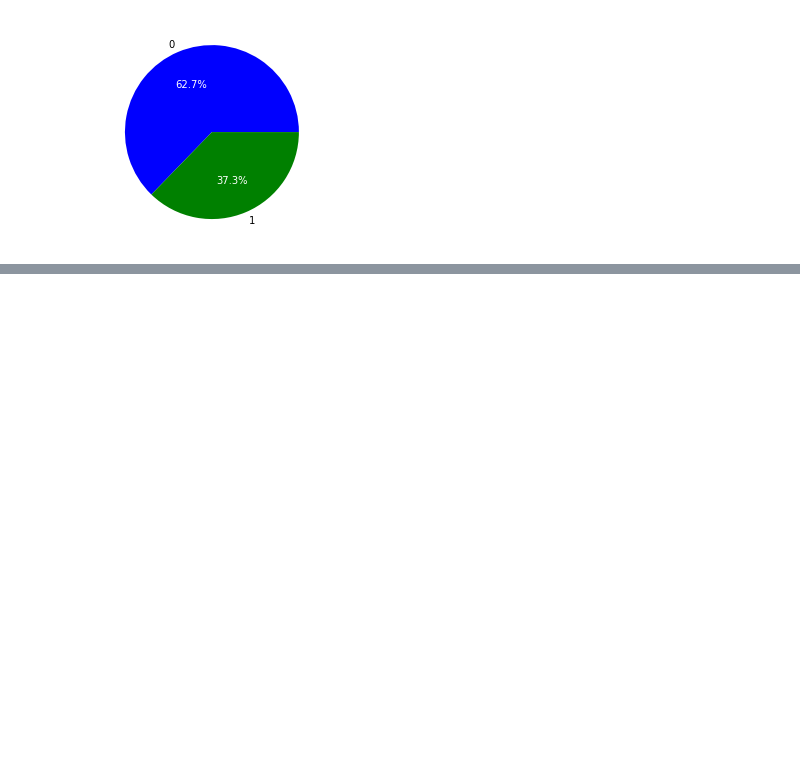
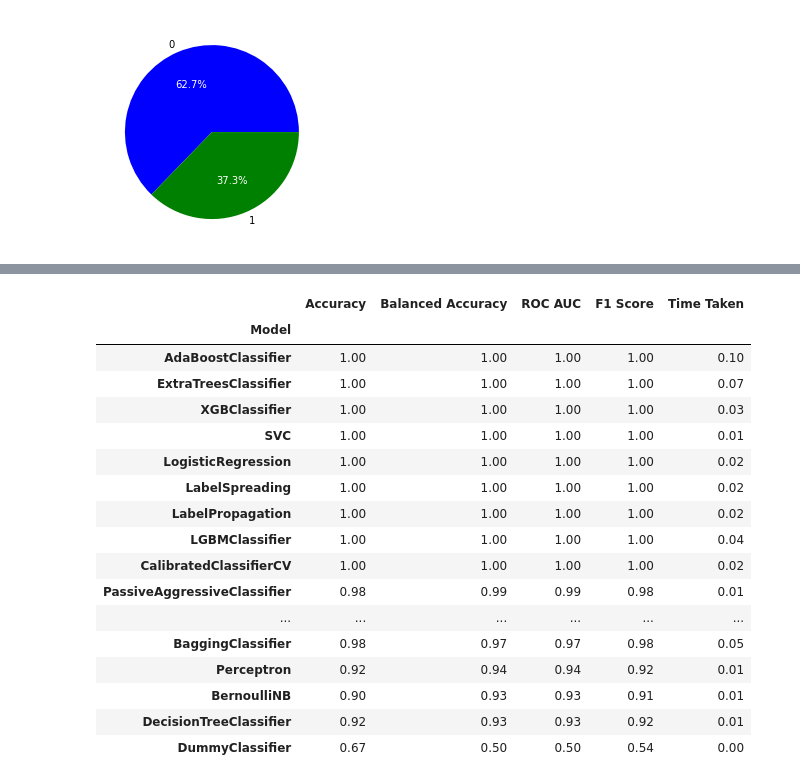
Before and after one commit to Popusa/cancer-cells-analysis-classification, a Jupyter notebook: cancer_data_analysis.ipynb, the cells around one changed output, grey strips where cells are left out. Saved outputs shown, nothing was run; the diff lists cells and outputs as text; code cells hidden in the pictures; blank space fills up the shorter version.

```diff
--- a/cancer_data_analysis.ipynb
+++ b/cancer_data_analysis.ipynb
@@ -163,0 +246,21 @@ for i in range(limiter):
+# %%
+predictions_test
+# %% [output]
+|  | Accuracy | Balanced Accuracy | ROC AUC | F1 Score | Time Taken |
+| Model |  |  |  |  |  |
+| AdaBoostClassifier | 1.00 | 1.00 | 1.00 | 1.00 | 0.10 |
+| ExtraTreesClassifier | 1.00 | 1.00 | 1.00 | 1.00 | 0.07 |
+| XGBClassifier | 1.00 | 1.00 | 1.00 | 1.00 | 0.03 |
+| SVC | 1.00 | 1.00 | 1.00 | 1.00 | 0.01 |
+| LogisticRegression | 1.00 | 1.00 | 1.00 | 1.00 | 0.02 |
+| LabelSpreading | 1.00 | 1.00 | 1.00 | 1.00 | 0.02 |
+| LabelPropagation | 1.00 | 1.00 | 1.00 | 1.00 | 0.02 |
+| LGBMClassifier | 1.00 | 1.00 | 1.00 | 1.00 | 0.04 |
+| CalibratedClassifierCV | 1.00 | 1.00 | 1.00 | 1.00 | 0.02 |
+| PassiveAggressiveClassifier | 0.98 | 0.99 | 0.99 | 0.98 | 0.01 |
+| ... | ... | ... | ... | ... | ... |
+| BaggingClassifier | 0.98 | 0.97 | 0.97 | 0.98 | 0.05 |
+| Perceptron | 0.92 | 0.94 | 0.94 | 0.92 | 0.01 |
+| BernoulliNB | 0.90 | 0.93 | 0.93 | 0.91 | 0.01 |
+| DecisionTreeClassifier | 0.92 | 0.93 | 0.93 | 0.92 | 0.01 |
+| DummyClassifier | 0.67 | 0.50 | 0.50 | 0.54 | 0.00 |
```
Also changed, not shown: parts of 20 cells of this notebook.
